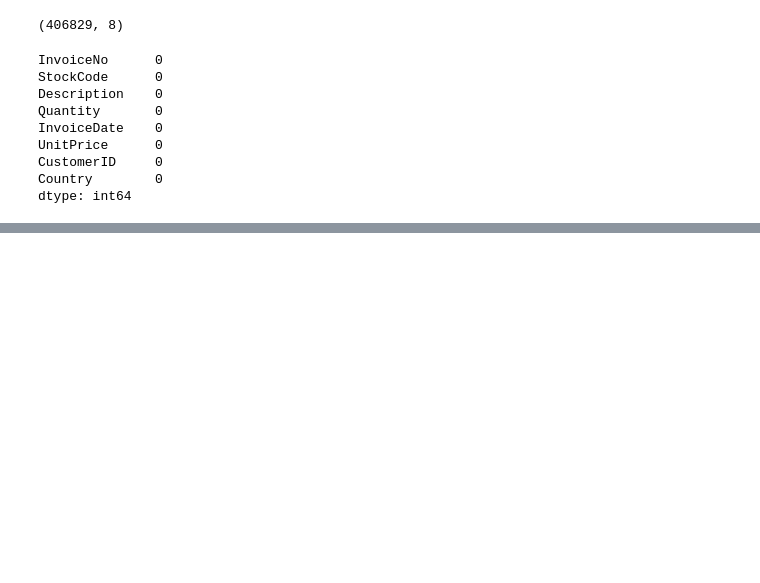
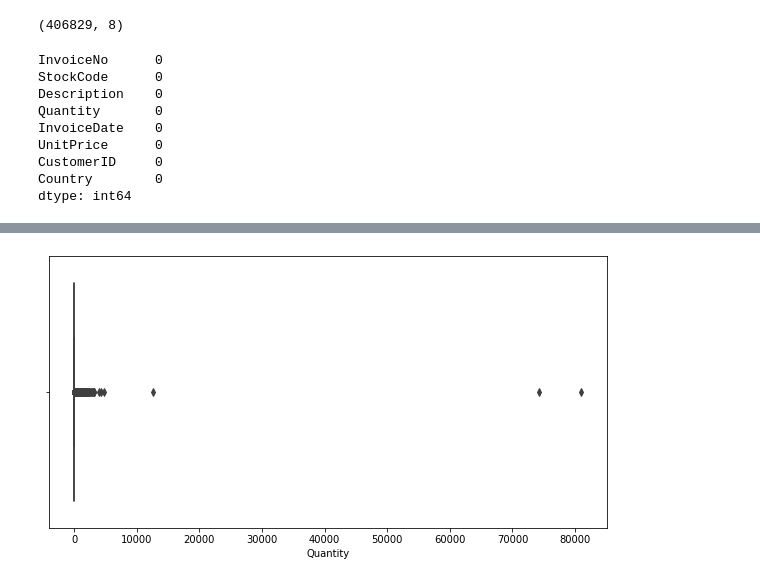
Before and after one commit to Hkhero79/Hk-online-Retail-customer-segmentation, a Jupyter notebook: Hk_Online_Retail_Customer_Segmentation_Capstone_Project.ipynb, the cells around one changed output, grey strips where cells are left out. Saved outputs shown, nothing was run; the diff lists cells and outputs as text; code cells hidden in the pictures; blank space fills up the shorter version.

```diff
--- a/Hk_Online_Retail_Customer_Segmentation_Capstone_Project.ipynb
+++ b/Hk_Online_Retail_Customer_Segmentation_Capstone_Project.ipynb
@@ -124,0 +145,14 @@ dtype: int64
+# %%
+# Converting the Invoice no column back to a numerical type
+df_online['InvoiceNo'] = df_online['InvoiceNo'].apply(int)
+# %%
+# Dropping Stock Code column
+df_online.drop('StockCode', axis = 1, inplace = True)
+# %%
+# Using the Invoice date column to extract
+df_online['Day'] = df_online['InvoiceDate'].dt.day
+df_online['Month'] = df_online['InvoiceDate'].dt.month
+df_online['Year'] = df_online['InvoiceDate'].dt.year
+# %%
+# Dropping the invoice date column
+df_online.drop('InvoiceDate', axis = 1, inplace = True)
@@ -124,0 +171,7 @@ dtype: int64
+# %%
+# Distribution of the Quantity column
+plt.figure(figsize=(10,5))
+sns.boxplot(df_online['Quantity'])
+plt.show()
+# %% [output]
+[figure, added]
```
Also changed, not shown: parts of 14 cells of this notebook.
